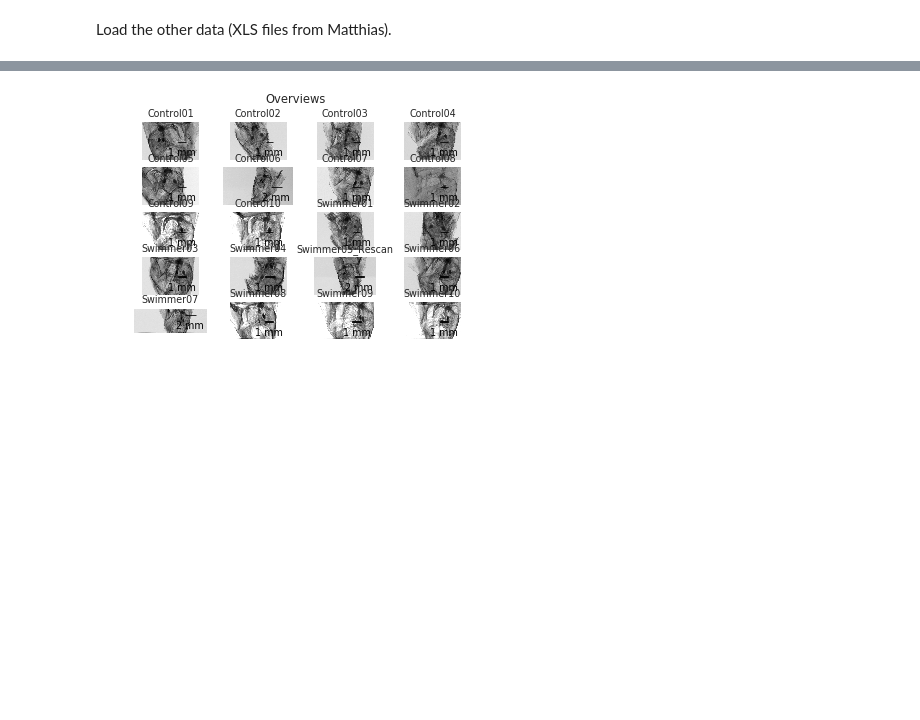
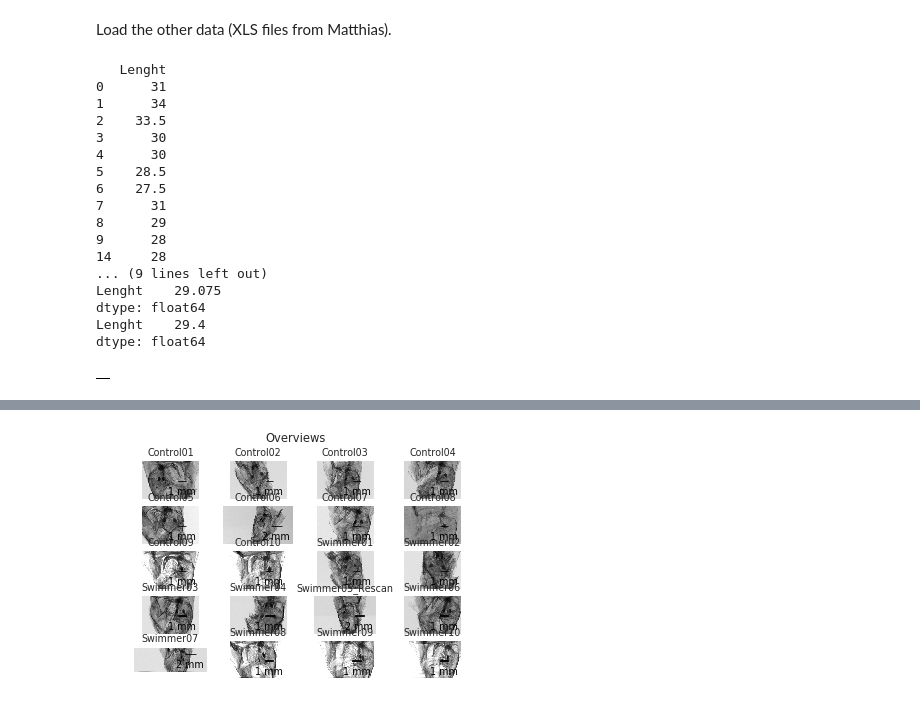
Before and after one commit to habi/Zebra-Fish-Gills, a Jupyter notebook: Gills-Analysis.ipynb, the cells around one changed output, grey strips where cells are left out. Cells and saved outputs as stored; diff of their text form; code cells hidden in the pictures; blank space fills up the shorter version.

```diff
--- a/Gills-Analysis.ipynb
+++ b/Gills-Analysis.ipynb
@@ -166,3 +159,38 @@ Data['Length'] = pandas.concat([length.Control, length.Swimmers], ignore_index=T
+# %%
+# Load the fish length data
+morphologyfile = glob.glob(os.path.join('XLS*', '*morph*.xlsx'))[0]
+# Load length
+Length = pandas.DataFrame()
+lsb = pandas.read_excel(morphologyfile, usecols = 'E', skiprows=3, nrows=27)
+lsb.drop([10,11,12,13], inplace=True)
+print(lsb)
+lcb = pandas.read_excel(morphologyfile, usecols = 'G', skiprows=3, nrows=27)
+lcb.drop([10,11,12,13], inplace=True)
+
+
+print(lsb.mean())
+print(lcb.mean())
+# Length['Control'] = pandas.read_excel(semfile, usecols = 'AA', nrows=199, squeeze=True, na_values='Keine Daten')
+Length.head()
+# %% [output]
+   Lenght
+0      31
+1      34
+2    33.5
+3      30
+4      30
+5    28.5
+6    27.5
+7      31
+8      29
+9      28
+14     28
+... (9 lines left out)
+Lenght    29.075
+dtype: float64
+Lenght    29.4
+dtype: float64
+|  |
 # %%
 # Load the respirometry data
 respirometryfile = glob.glob(os.path.join('XLS*', '*', 'Respirometry*.xlsx'))[0]
```
Also changed, not shown: parts of 26 cells of this notebook.
